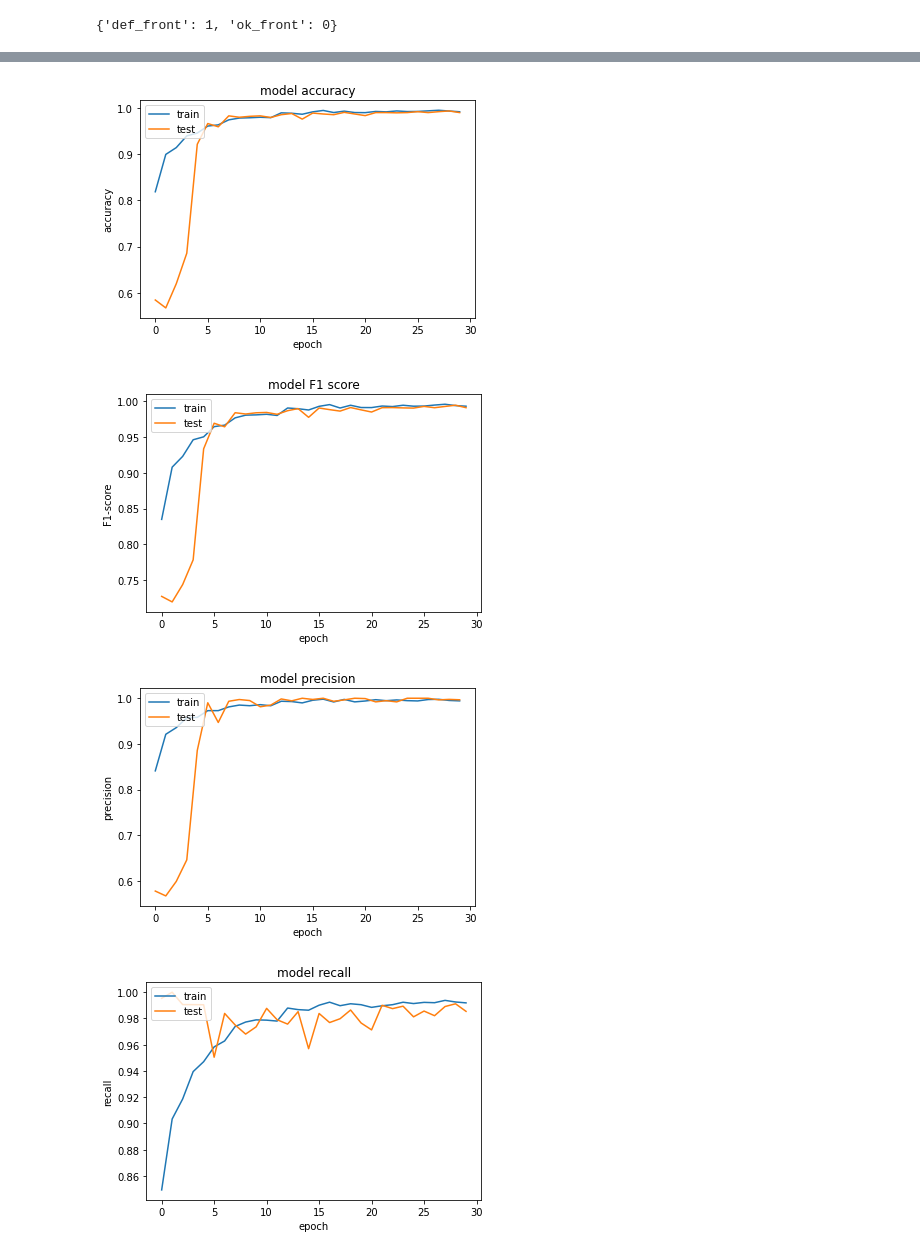
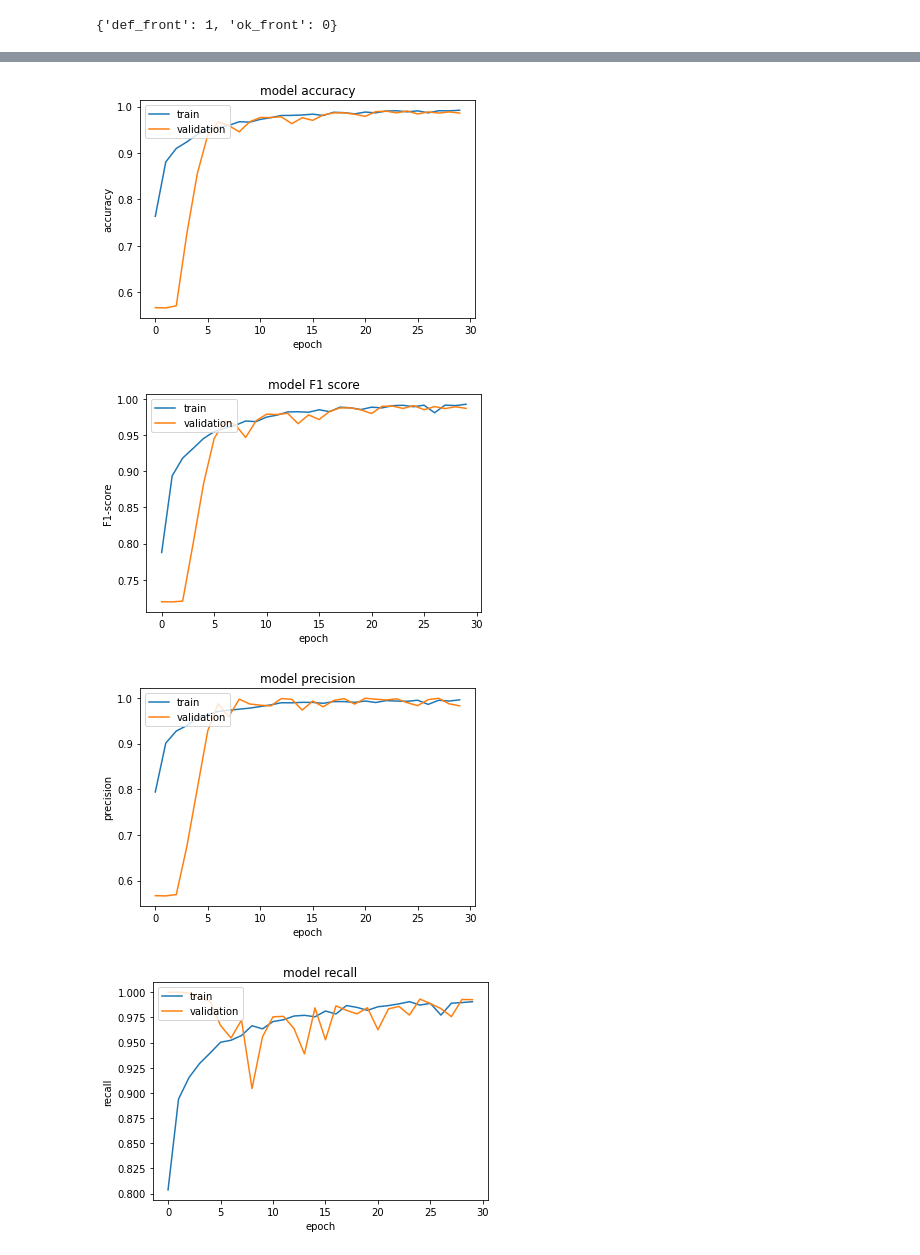
Before and after one commit to ShangWeiKuo/Portfolio, a Jupyter notebook: Python/Classification/Binary/Casting/Casting_binary_classification.ipynb, the cells around one changed output, grey strips where cells are left out. Drawn from its saved outputs; the diff is of its cells as text; code cells hidden in the pictures.

```diff
--- a/Python/Classification/Binary/Casting/Casting_binary_classification.ipynb
+++ b/Python/Classification/Binary/Casting/Casting_binary_classification.ipynb
@@ -135,6 +131,7 @@ def create_model():
 
   input_shape = (224,224) + (1, )
   input = Input(input_shape, name='input')
+  # Add a first layer
   layer = Conv2D(8, (3,3), activation='relu', padding='same')(input)
   layer = BatchNormalization()(layer)
   layer = MaxPooling2D(pool_size=(2,2), strides=2)(layer)
@@ -149,13 +146,23 @@ def create_model():
   layer = BatchNormalization()(layer)
   layer = MaxPooling2D(pool_size=(2,2), strides=2)(layer)
 
+  # Add a fourth layer
+  layer = Conv2D(16, (3,3), activation='relu', padding='same')(layer)
+  layer = BatchNormalization()(layer)
+  layer = MaxPooling2D(pool_size=(2,2), strides=2)(layer)
+
+  # Add a fifth layer
+  layer = Conv2D(32, (3,3), activation='relu', padding='same')(layer)
+  layer = BatchNormalization()(layer)
+  layer = MaxPooling2D(pool_size=(2,2), strides=2)(layer)
+
   # Flattening
   layer = Flatten(name='flatten')(layer)
 
-  # Add a second hidden layer
+  # Add a hidden layer
   layer = Dense(128, activation='relu')(layer)
 
-  # Add a third hidden layer
+  # Add a second hidden layer
   layer = Dense(64, activation='relu')(layer)
 
   output = Dense(1, activation='sigmoid')(layer)
@@ -167,7 +174,7 @@ def create_model():
 es = EarlyStopping(monitor='val_loss', verbose=2, patience=10,  restore_best_weights=True)
 # %%
 model = create_model()
-model.compile(optimizer=tf.keras.optimizers.Adam(lr=0.0001, decay=1e-6), loss='binary_crossentropy', metrics=['accuracy', f1_m, precision_m, recall_m])
+model.compile(optimizer=tf.keras.optimizers.Adam(lr=0.0001, decay=1e-6), loss='binary_crossentropy', metrics=['binary_accuracy', f1_m, precision_m, recall_m])
 History = model.fit_generator(training_set, steps_per_epoch=training_set.n//BATCH_SIZE, validation_data=val_set, validation_steps=val_set.n//BATCH_SIZE, epochs=30, verbose=2, workers=8, callbacks=[es])
 # %% [output]
 Epoch 1/30
@@ -254,16 +261,16 @@ plt.plot(History.history['val_loss'])
 plt.title('model loss')
 plt.ylabel('loss')
 plt.xlabel('epoch')
-plt.legend(['train', 'test'], loc='upper left')
+plt.legend(['train', 'validation'], loc='upper left')
 plt.show()
 
 # Accuracy plot
-plt.plot(History.history['accuracy'])
-plt.plot(History.history['val_accuracy'])
+plt.plot(History.history['binary_accuracy'])
+plt.plot(History.history['val_binary_accuracy'])
 plt.title('model accuracy')
 plt.ylabel('accuracy')
 plt.xlabel('epoch')
-plt.legend(['train', 'test'], loc='upper left')
+plt.legend(['train', 'validation'], loc='upper left')
 plt.show()
 
 # F1-score plot
@@ -272,7 +279,7 @@ plt.plot(History.history['val_f1_m'])
 plt.title('model F1 score')
 plt.ylabel('F1-score')
 plt.xlabel('epoch')
-plt.legend(['train', 'test'], loc='upper left')
+plt.legend(['train', 'validation'], loc='upper left')
 plt.show()
 
 # Precision plot
@@ -281,7 +288,7 @@ plt.plot(History.history['val_precision_m'])
 plt.title('model precision')
 plt.ylabel('precision')
 plt.xlabel('epoch')
-plt.legend(['train', 'test'], loc='upper left')
+plt.legend(['train', 'validation'], loc='upper left')
 plt.show()
 
 # Recall plot
@@ -290,6 +297,6 @@ plt.plot(History.history['val_recall_m'])
 plt.title('model recall')
 plt.ylabel('recall')
 plt.xlabel('epoch')
-plt.legend(['train', 'test'], loc='upper left')
+plt.legend(['train', 'validation'], loc='upper left')
 plt.show()
 # %% [output]
@@ -297,7 +304,7 @@ plt.show()
-[figure, old version]
+[figure, new version]
-[figure, old version]
+[figure, new version]
-[figure, old version]
+[figure, new version]
-[figure, old version]
+[figure, new version]
 # %%
 model.save("casting_model.h5")
 # %%
```
Also changed, not shown: parts of 11 cells of this notebook.
